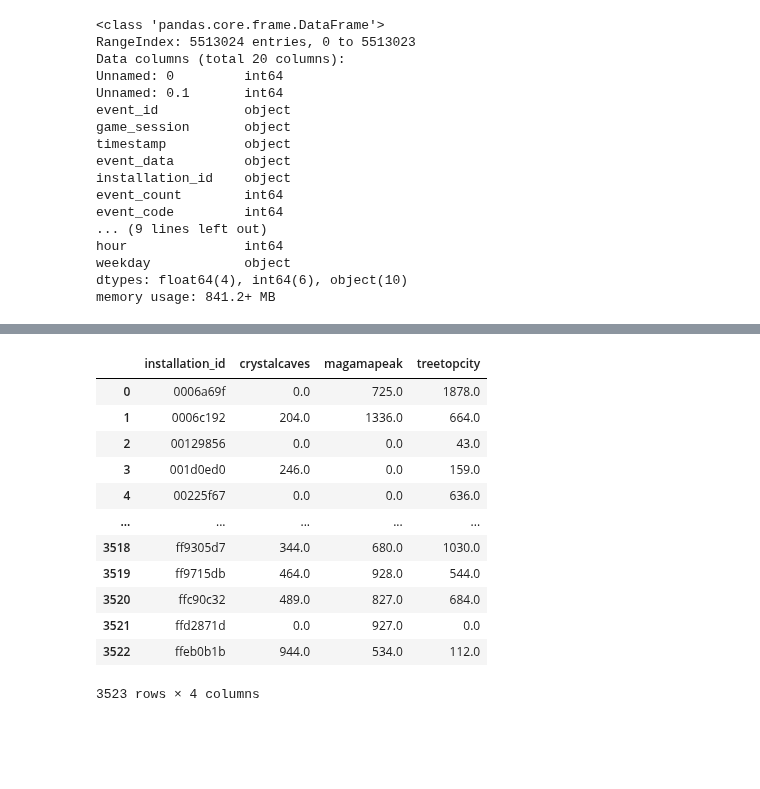
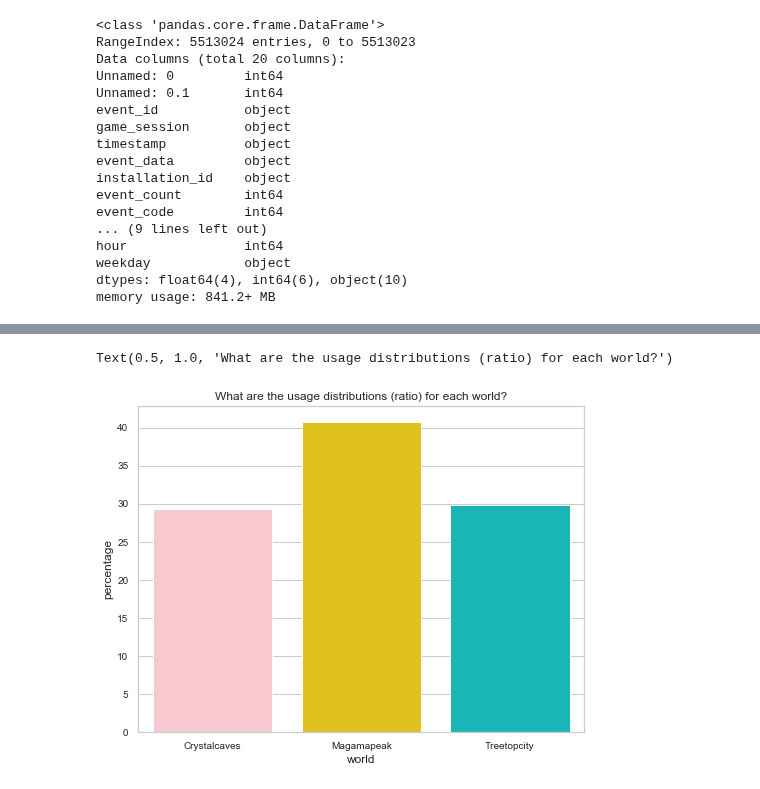
Before and after one commit to cats-in-the-hat/PBS-KIDS2, a Jupyter notebook: JQ_clean.ipynb, the cells around one changed output, grey strips where cells are left out. Cells and saved outputs as stored; diff of their text form; code cells hidden in the pictures; blank space fills up the shorter version.

```diff
--- a/JQ_clean.ipynb
+++ b/JQ_clean.ipynb
@@ -65,4 +65,4 @@ df.drop(columns = ['Unnamed: 0', 'Unnamed: 0.1'], inplace = True)
 # %%
 df = df[df.world != "NONE"]
 # %%
-agg = df.groupby(['installation_id', 'world'])[['title']].count()
+agg = df.groupby(['installation_id','world'])[['game_session']].count()
@@ -71,4 +88,6 @@ agg = agg.reset_index()
 # %%
 agg = agg.pivot(index = 'installation_id', columns = 'world').fillna(0).reset_index()
 # %%
-agg.columns = ['installation_id', ' crystalcaves', 'magamapeak', 'treetopcity']
+agg.columns = ['installation_id', 'Crystalcaves', 'Magamapeak', 'Treetopcity']
+# %%
+agg.set_index('installation_id', inplace = True)
@@ -74,0 +96,14 @@ agg.columns = ['installation_id', ' crystalcaves', 'magamapeak', 'treetopcity']
+# %%
+plt.figure(figsize=(8,6))
+
+c = agg.sum(axis = 0)
+pcts = c.groupby(level=0).apply(lambda x: 100 * x / float(c.sum())).to_frame().reset_index()
+pcts.columns = ['world', 'percentage']
+(sns.barplot(x = "world" , y="percentage", data=pcts, palette=my_pal))
+#plt.legend(title='World', loc='center left', bbox_to_anchor=(1, 0.5))
+plt.title("What are the usage distributions (ratio) for each world?")
+
+# Magamapeak > most frequently visited world
+# %% [output]
+Text(0.5, 1.0, 'What are the usage distributions (ratio) for each world?')
+[figure, added]
@@ -75,16 +112,2 @@ agg.columns = ['installation_id', ' crystalcaves', 'magamapeak', 'treetopcity']
 # %%
-agg
+agg = agg.reset_index()
-# %% [output]
-|  | installation_id | crystalcaves | magamapeak | treetopcity |
-| 0 | 0006a69f | 0.0 | 725.0 | 1878.0 |
-| 1 | 0006c192 | 204.0 | 1336.0 | 664.0 |
-| 2 | 00129856 | 0.0 | 0.0 | 43.0 |
-| 3 | 001d0ed0 | 246.0 | 0.0 | 159.0 |
-| 4 | 00225f67 | 0.0 | 0.0 | 636.0 |
-| ... | ... | ... | ... | ... |
-| 3518 | ff9305d7 | 344.0 | 680.0 | 1030.0 |
-| 3519 | ff9715db | 464.0 | 928.0 | 544.0 |
-| 3520 | ffc90c32 | 489.0 | 827.0 | 684.0 |
-| 3521 | ffd2871d | 0.0 | 927.0 | 0.0 |
-| 3522 | ffeb0b1b | 944.0 | 534.0 | 112.0 |
-3523 rows × 4 columns
```
Also changed, not shown: parts of 57 cells of this notebook, 1 other file.
